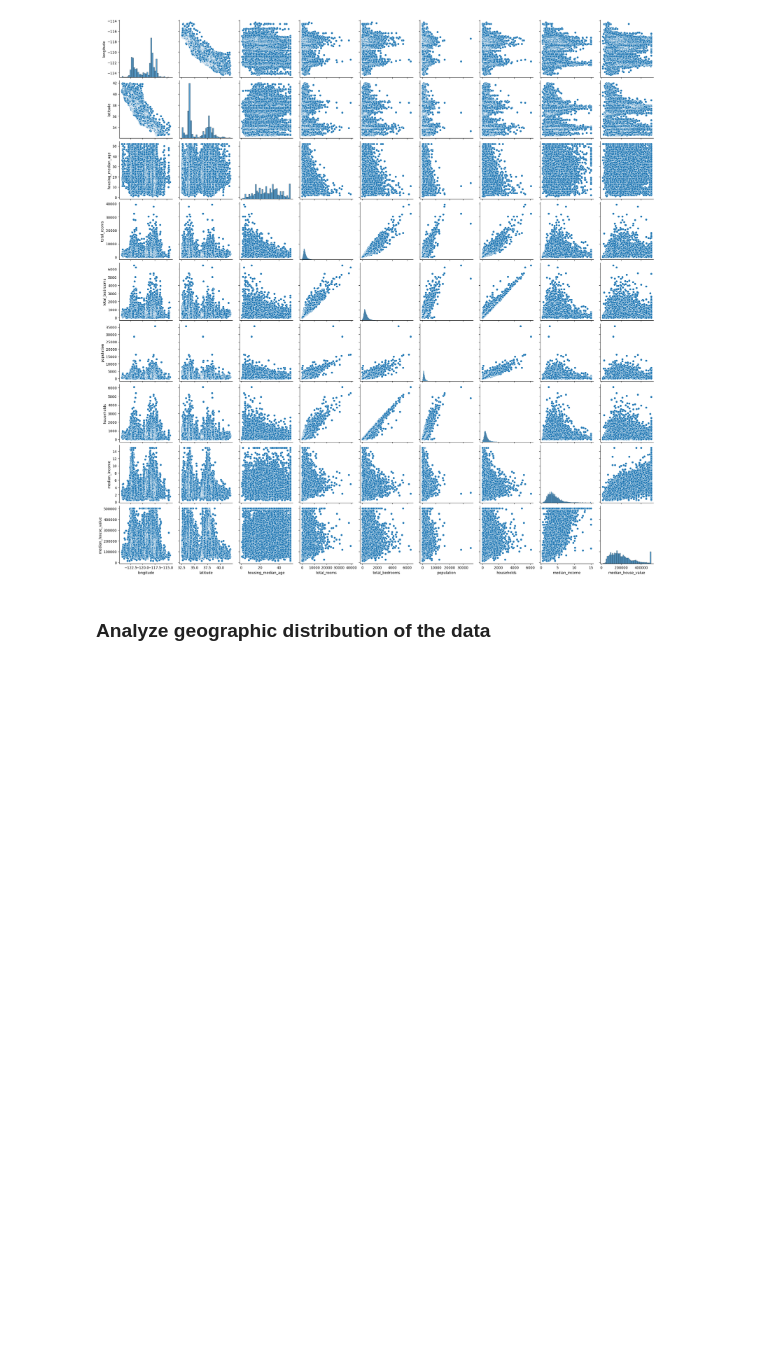
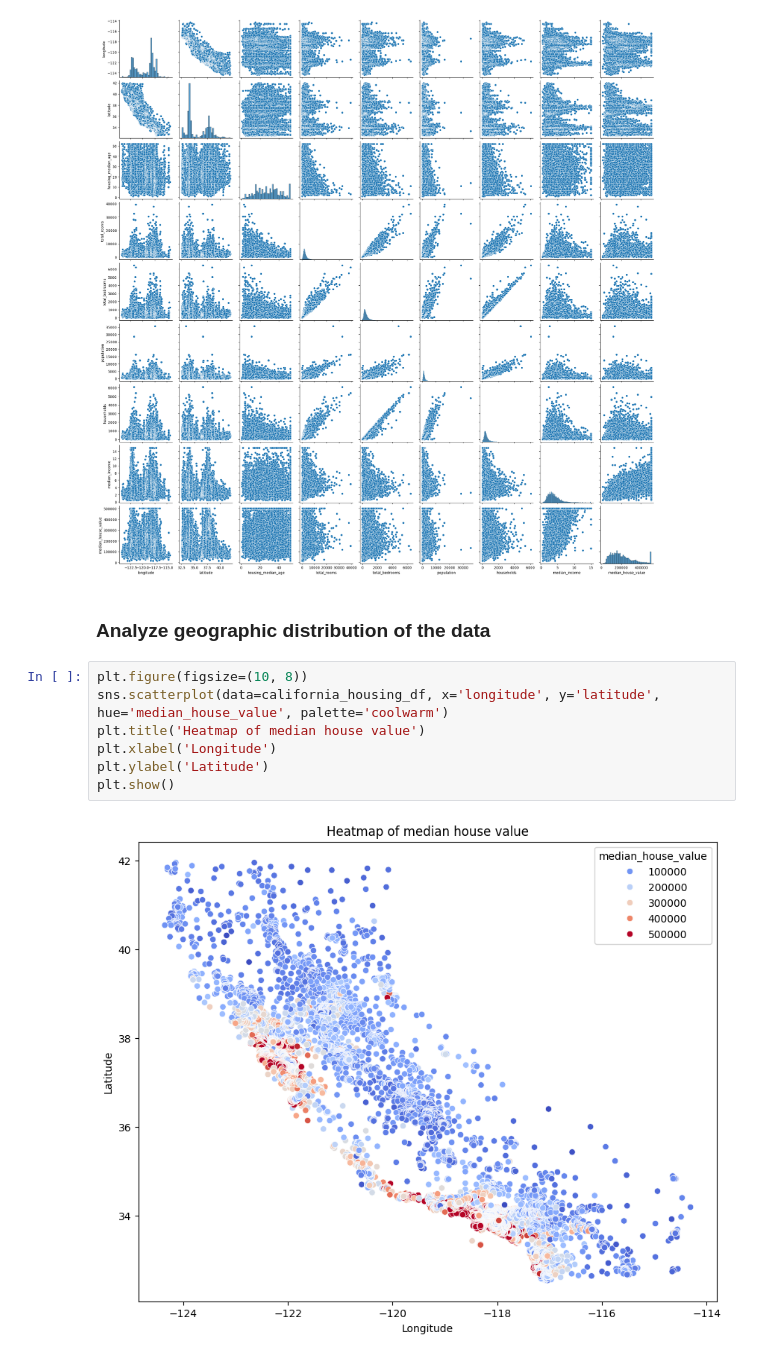
Before and after one commit to brayandm/python-refresher-for-masters-final-project, a Jupyter notebook: main.ipynb, the cells around one changed output. Drawn from its saved outputs; the diff is of its cells as text; blank space fills up the shorter version.

```diff
--- a/main.ipynb
+++ b/main.ipynb
@@ -96,3 +96,12 @@ sns.pairplot(california_housing_df)
 [figure]
 # %% [markdown]
 ### Analyze geographic distribution of the data
+# %%
+plt.figure(figsize=(10, 8))
+sns.scatterplot(data=california_housing_df, x='longitude', y='latitude', hue='median_house_value', palette='coolwarm')
+plt.title('Heatmap of median house value')
+plt.xlabel('Longitude')
+plt.ylabel('Latitude')
+plt.show()
+# %% [output]
+[figure, added]
```
